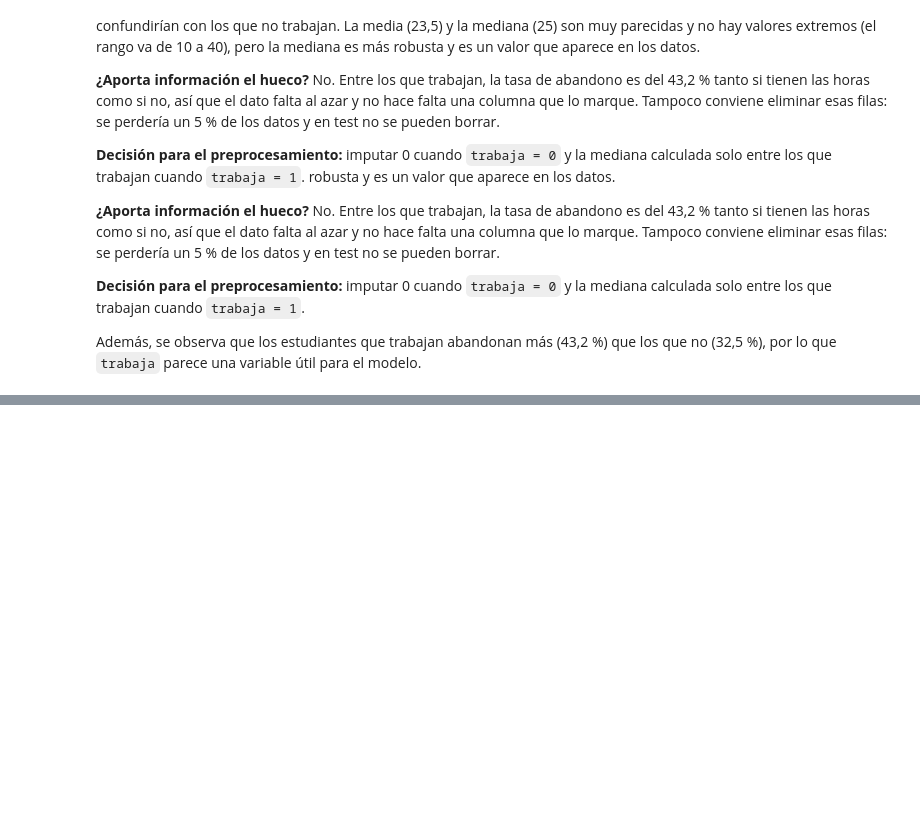
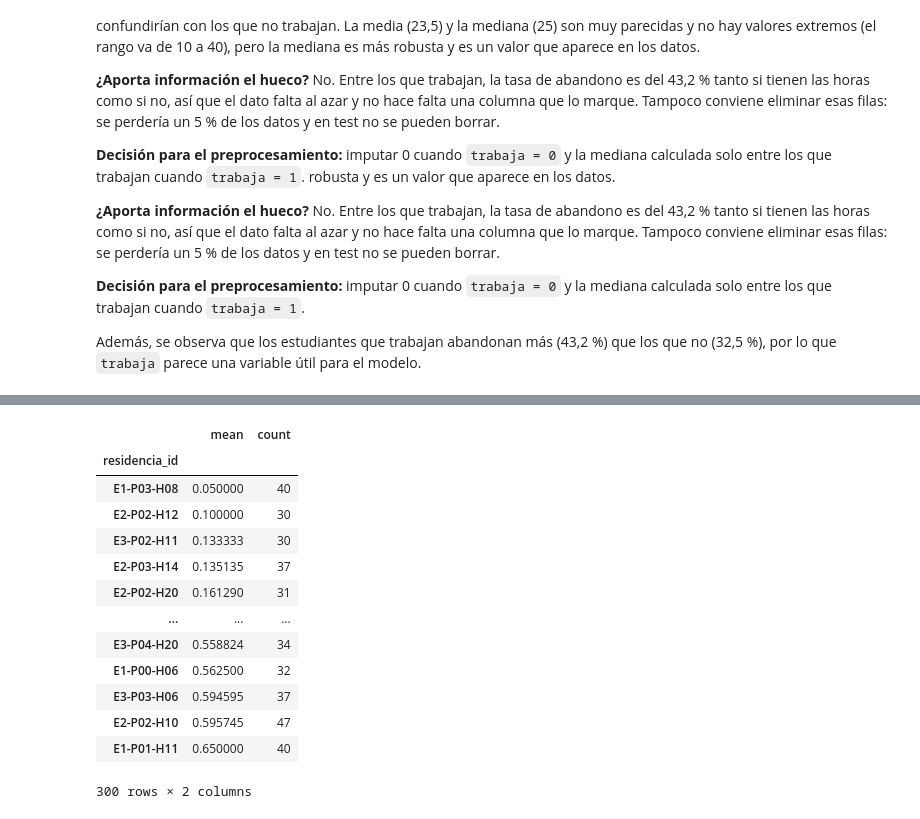
Before and after one commit to alfquito0206/data-mining-2026, a Jupyter notebook: practica-01/Práctica 1 - Análisis, procesamiento y validación .ipynb, the cells around one changed output, grey strips where cells are left out. Cells and saved outputs as stored; diff of their text form; code cells hidden in the pictures; blank space fills up the shorter version.

Commit message:
residencia_id

```diff
--- a/practica-01/Práctica 1 - Análisis, procesamiento y validación .ipynb
+++ b/practica-01/Práctica 1 - Análisis, procesamiento y validación .ipynb
@@ -347,0 +393,18 @@ Name: abandono, dtype: float64
+# %%
+df_train.groupby('residencia_id')['abandono'].agg(['mean', 'count']).sort_values('mean')
+#donde .agg(['mean', 'count']) calcula dos cosas por residencia: la tasa de abandono y cuantos estudiantes tiene
+# %% [output]
+|  | mean | count |
+| residencia_id |  |  |
+| E1-P03-H08 | 0.050000 | 40 |
+| E2-P02-H12 | 0.100000 | 30 |
+| E3-P02-H11 | 0.133333 | 30 |
+| E2-P03-H14 | 0.135135 | 37 |
+| E2-P02-H20 | 0.161290 | 31 |
+| ... | ... | ... |
+| E3-P04-H20 | 0.558824 | 34 |
+| E1-P00-H06 | 0.562500 | 32 |
+| E3-P03-H06 | 0.594595 | 37 |
+| E2-P02-H10 | 0.595745 | 47 |
+| E1-P01-H11 | 0.650000 | 40 |
+300 rows × 2 columns
```
Also changed, not shown: parts of 6 cells of this notebook.
